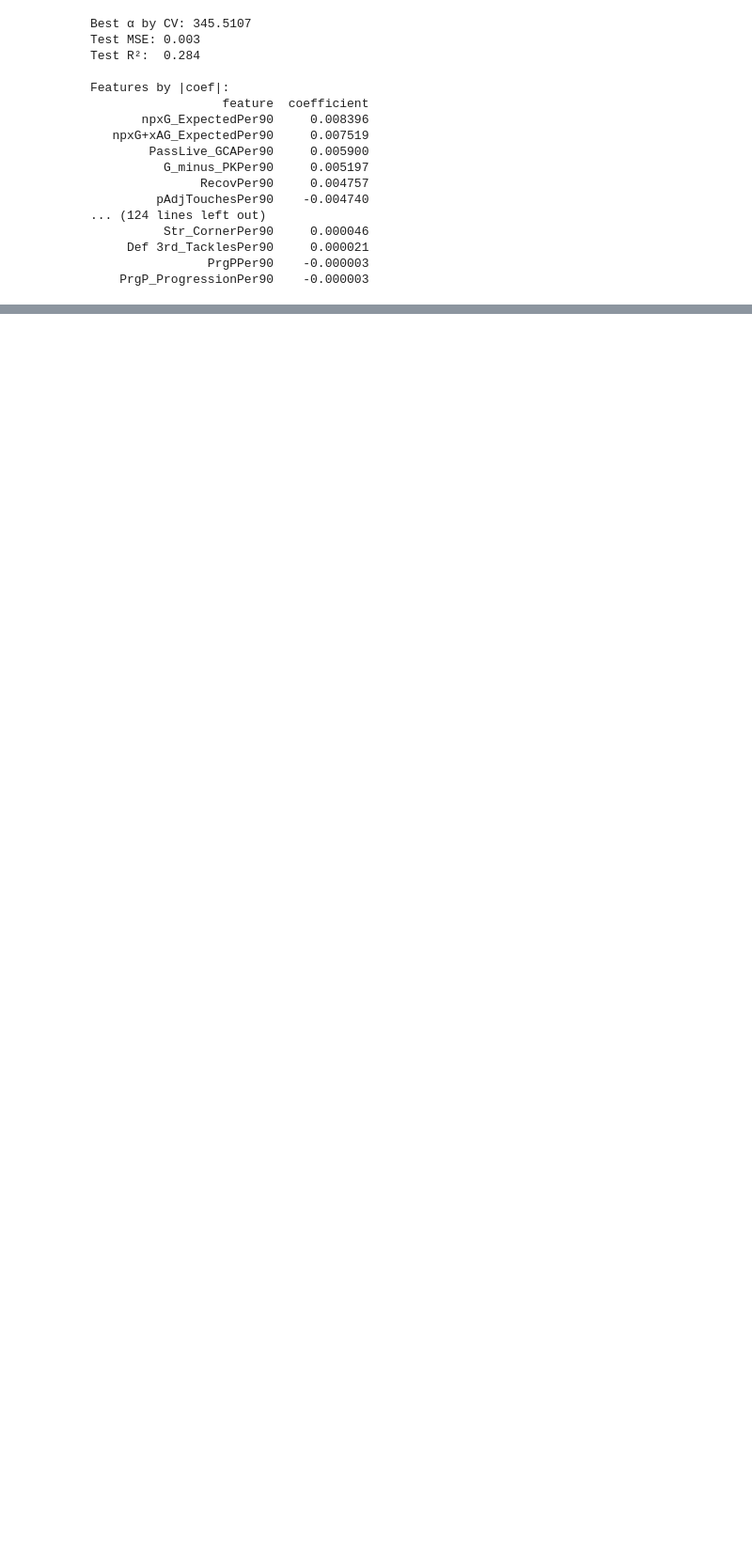
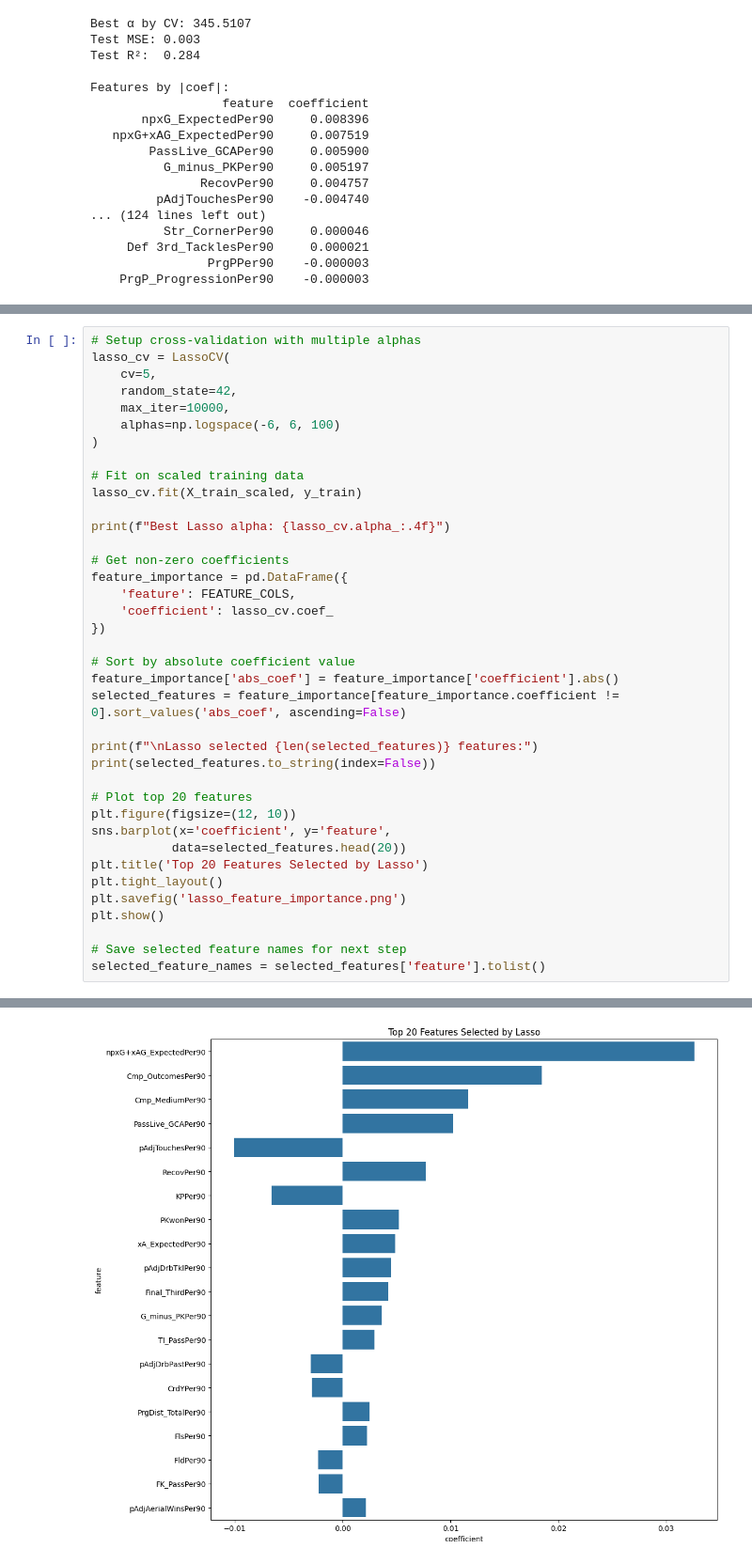
Before and after one commit to arshthesingh/player-value-added, a Jupyter notebook: baseline/spm_baseline.ipynb, the cells around one changed output, grey strips where cells are left out. Shown at 94% size. Cells and saved outputs as stored; diff of their text form; blank space fills up the shorter version.

Commit message:
Feature selection via Lasso Regression.

```diff
--- a/baseline/spm_baseline.ipynb
+++ b/baseline/spm_baseline.ipynb
@@ -275,0 +296,39 @@ Features by |coef|:
+# %%
+# Setup cross-validation with multiple alphas
+lasso_cv = LassoCV(
+    cv=5,
+    random_state=42,
+    max_iter=10000,
+    alphas=np.logspace(-6, 6, 100)
+)
+
+# Fit on scaled training data
+lasso_cv.fit(X_train_scaled, y_train)
+
+print(f"Best Lasso alpha: {lasso_cv.alpha_:.4f}")
+
+# Get non-zero coefficients
+feature_importance = pd.DataFrame({
+    'feature': FEATURE_COLS,
+    'coefficient': lasso_cv.coef_
+})
+
+# Sort by absolute coefficient value
+feature_importance['abs_coef'] = feature_importance['coefficient'].abs()
+selected_features = feature_importance[feature_importance.coefficient != 0].sort_values('abs_coef', ascending=False)
+
+print(f"\nLasso selected {len(selected_features)} features:")
+print(selected_features.to_string(index=False))
+
+# Plot top 20 features
+plt.figure(figsize=(12, 10))
+sns.barplot(x='coefficient', y='feature',
+           data=selected_features.head(20))
+plt.title('Top 20 Features Selected by Lasso')
+plt.tight_layout()
+plt.savefig('lasso_feature_importance.png')
+plt.show()
+
+# Save selected feature names for next step
+selected_feature_names = selected_features['feature'].tolist()
+# %% [output]
@@ -275,0 +352 @@ Features by |coef|:
+[figure, added]
```
Also changed, not shown: parts of 2 cells of this notebook.
